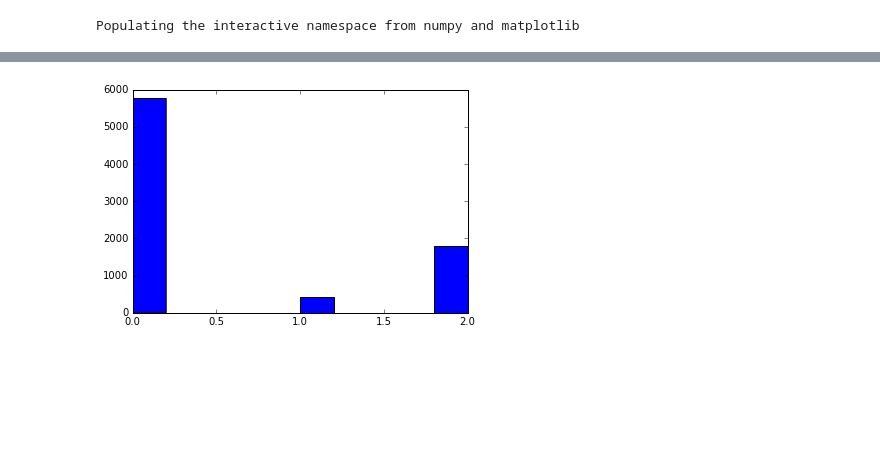
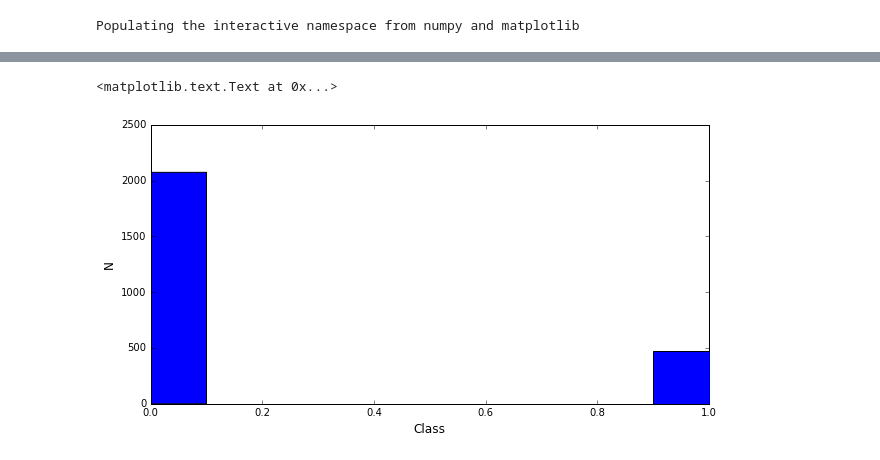
Before and after one commit to blueduck981/ML_experiments, a Jupyter notebook: apogee_ML.ipynb, the cells around one changed output, grey strips where cells are left out. Cells and saved outputs as stored; diff of their text form; code cells hidden in the pictures; blank space fills up the shorter version.

```diff
--- a/apogee_ML.ipynb
+++ b/apogee_ML.ipynb
@@ -149,0 +234,13 @@ clf=KMeans(n_clusters=3)
+# %%
+# Some bad values at both -9999 and 9999.  For now eliminate rows where one value is bad
+plt.subplot(121)
+plt.scatter(np.abs(df_params.m_h),np.abs(df_params.cu_fe),marker='s',color='k')
+plt.xlabel(r'[M/H]',fontsize=12)
+plt.ylabel(r'[Cu/Fe]',fontsize=12)
+df_clip=df_params[(np.abs(df_params) < 8000).all(axis=1)]
+
+plt.subplot(122)
+plt.scatter(df_clip.m_h,df_clip.cu_fe,marker='s',color='r')
+plt.xlabel(r'[M/H]',fontsize=12)
+plt.ylabel(r'[Cu/Fe]',fontsize=12)
+len(df_clip.index)
@@ -149,0 +271,3 @@ clf=KMeans(n_clusters=3)
+# %%
+#create a color parameter, clean out extreme values
+df_clip['color']=df_clip.j-df_clip.k
@@ -149,0 +307,7 @@ clf=KMeans(n_clusters=3)
+# %%
+#feature scale the values for a clustering test
+from sklearn.preprocessing import MinMaxScaler
+from sklearn.cluster import KMeans
+#X=df.vhelio_avg
+X=df_clip
+X = MinMaxScaler().fit_transform(X)
@@ -150,8 +334,14 @@ clf=KMeans(n_clusters=3)
+# %%
+#get KMeans, look for halo vs. bulge populations
+clf=KMeans(n_clusters=2)
 # %%
 # predict clustering
 pred=clf.fit_predict(X)
 # %%
 #results?
 xx=plt.hist(pred)
+plt.xlabel(r'Class',fontsize=12)
+plt.ylabel(r'N',fontsize=12)
 # %% [output]
+<matplotlib.text.Text at 0x...>
-[figure, old version]
+[figure, new version]
```
Also changed, not shown: parts of 49 cells of this notebook, 1 other file.
